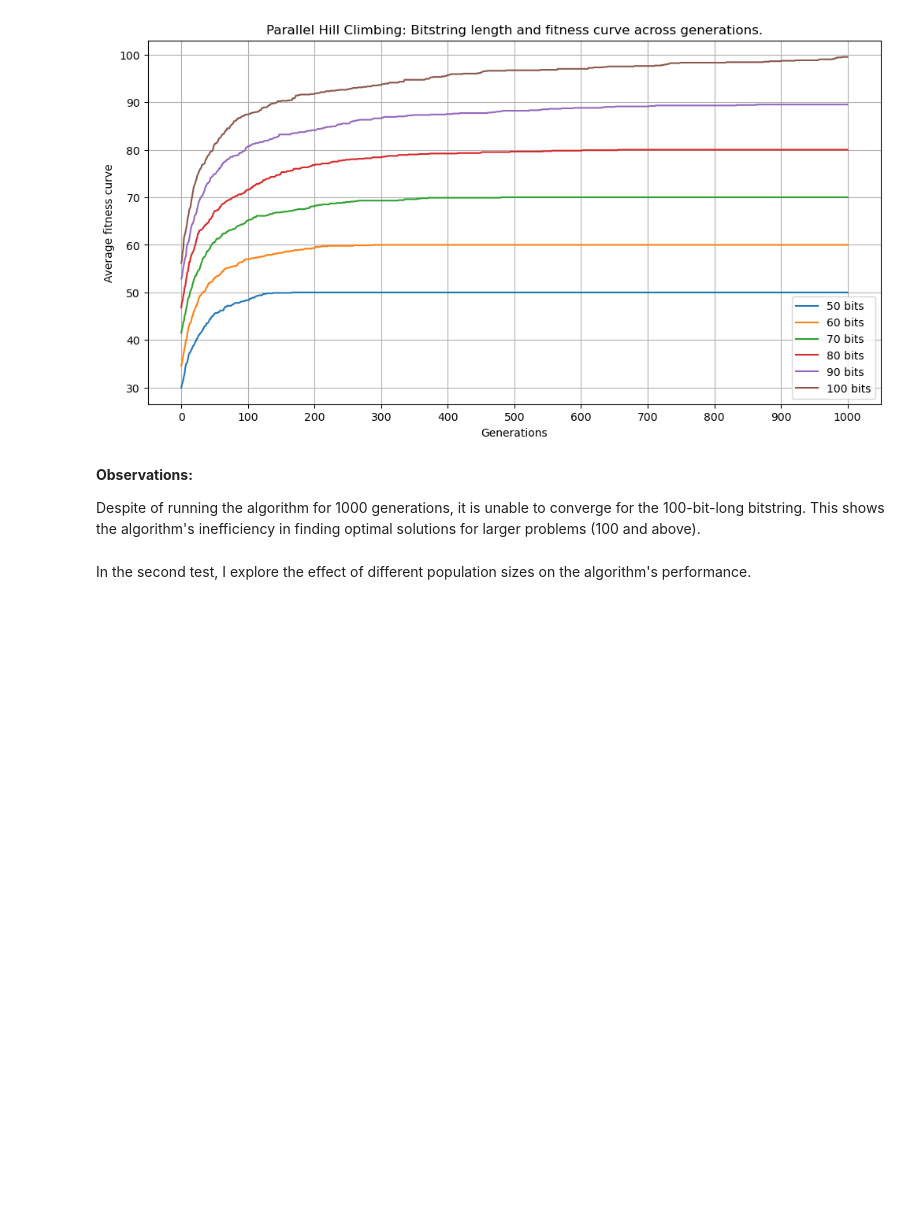
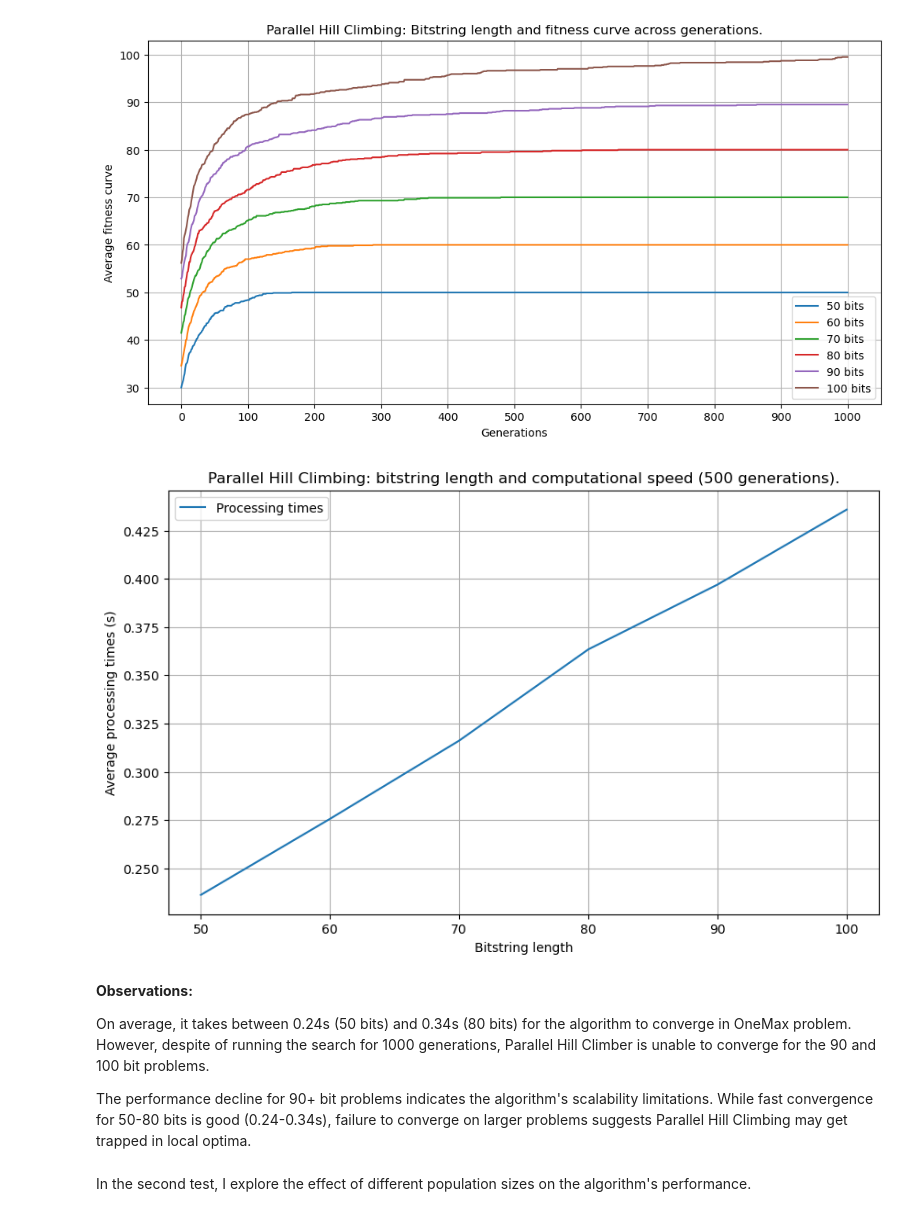
Before and after one commit to lukasz-iskierka/ai-parallel-hillclimbing-onemax, a Jupyter notebook: onemax_parallel_hill_climbing.ipynb, the cells around one changed output. Cells and saved outputs as stored; diff of their text form; code cells hidden in the pictures; blank space fills up the shorter version.

```diff
--- a/onemax_parallel_hill_climbing.ipynb
+++ b/onemax_parallel_hill_climbing.ipynb
@@ -259,7 +318,7 @@ more_generations = 1000
 longer_bitstrings = [50,60,70,80,90,100]
 
 # test-run the algorithm
-avg_best_fitness_scores, avg_fitness_scores_history = test_parallel_hill_climber(
+avg_best_fitness_scores, avg_fitness_scores_history, avg_speed = test_parallel_hill_climber(
     bitstring_lengths=longer_bitstrings,
     generations = more_generations
 )
@@ -278,10 +337,25 @@ plt.grid(True)
 plt.show()
 # %% [output]
 [figure]
+# %%
+# Plot processing times
+plt.figure(figsize=(10, 6))
+sns.lineplot(x=longer_bitstrings, y=avg_speed, label=f"Processing times")
+plt.title("Parallel Hill Climbing: bitstring length and computational speed (500 generations).")
+plt.xlabel("Bitstring length")
+plt.ylabel("Average processing times (s)")
+plt.xticks(longer_bitstrings)
+plt.legend()
+plt.grid(True)
+plt.show()
+# %% [output]
+[figure, added]
 # %% [markdown]
 **Observations:**
 
-Despite of running the algorithm for 1000 generations, it is unable to converge for the 100-bit-long bitstring. This shows the algorithm's  inefficiency in finding optimal solutions for larger problems (100 and above).
+On average, it takes between 0.24s (50 bits) and 0.34s (80 bits) for the algorithm to converge in OneMax problem. However, despite of running the search for 1000 generations, Parallel Hill Climber is unable to converge for the 90 and 100 bit problems.
+
+The performance decline for 90+ bit problems indicates the algorithm's scalability limitations. While fast convergence for 50-80 bits is good (0.24-0.34s), failure to converge on larger problems suggests Parallel Hill Climbing may get trapped in local optima.
 # %% [markdown]
 In the second test, I explore the effect of different population sizes on the algorithm's performance.
 # %%
```
Also changed, not shown: parts of 15 cells of this notebook, 1 other file.
